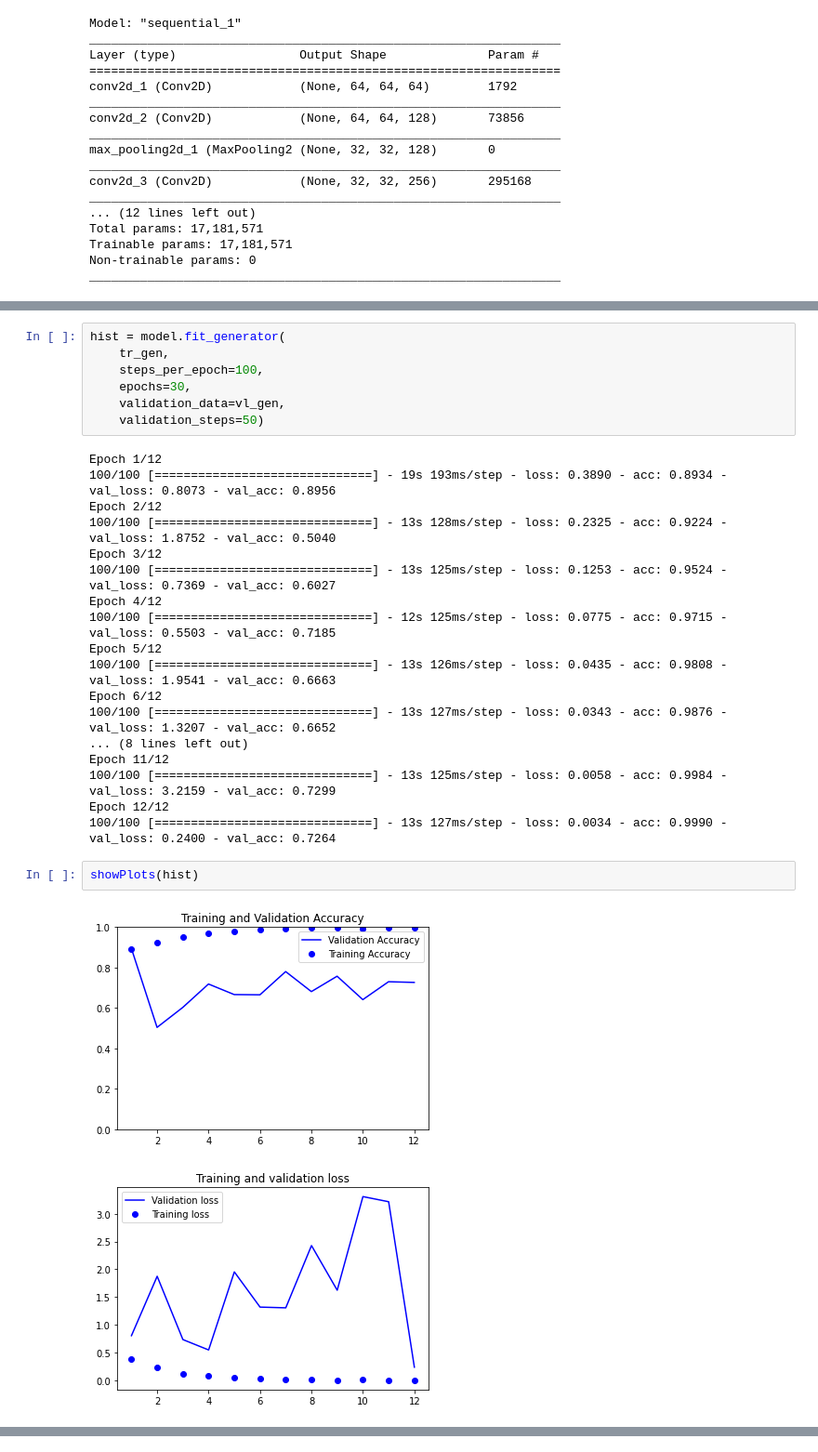
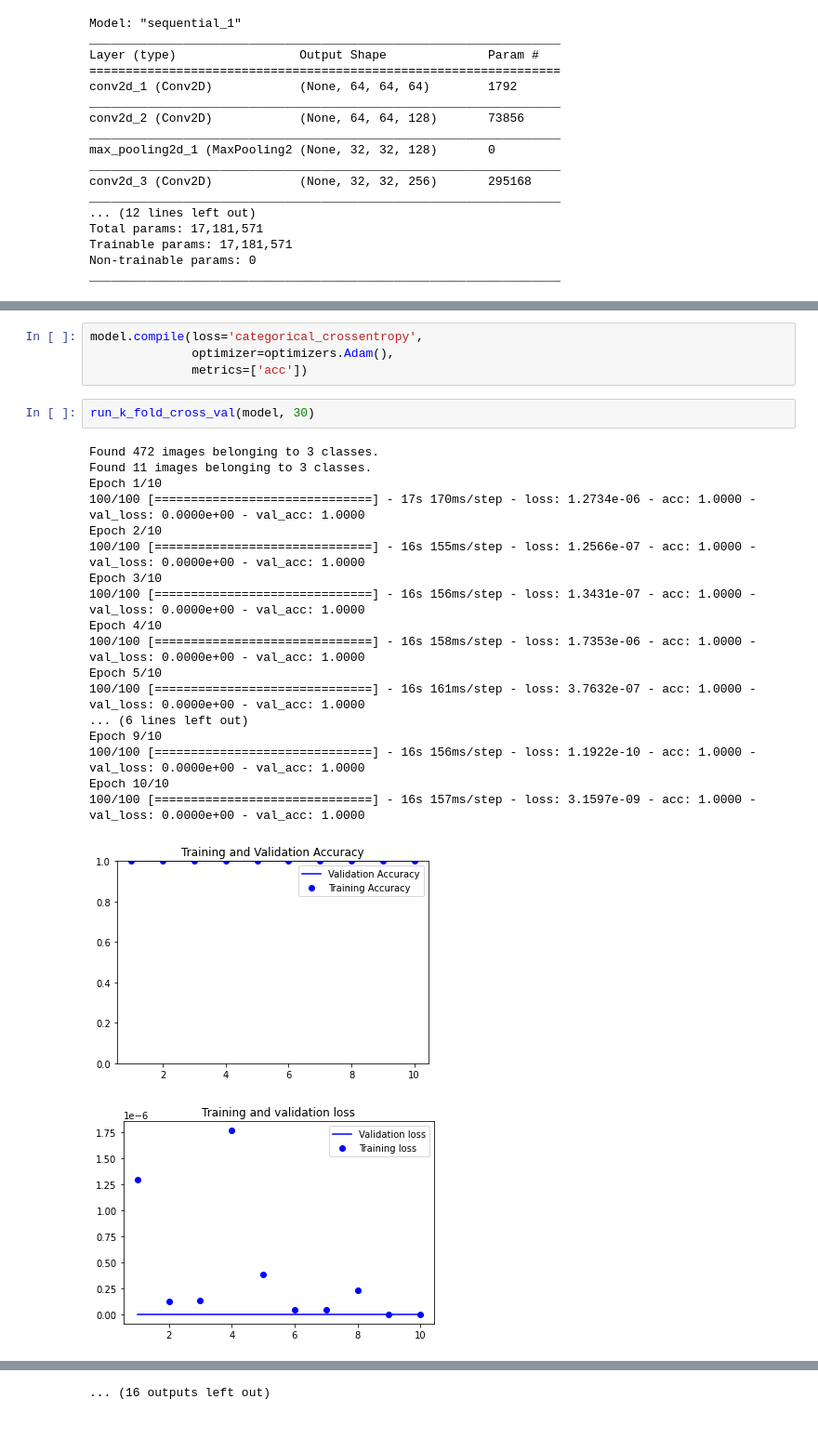
Before and after one commit to aviralsomani/driv-face-classifier, a Jupyter notebook: AviralSomani_FinalProject.ipynb, the cells around one changed output, grey strips where cells are left out. Shown: that part at 93% size. Cells and saved outputs as stored; diff of their text form.

```diff
--- a/AviralSomani_FinalProject.ipynb
+++ b/AviralSomani_FinalProject.ipynb
@@ -183,30 +319,26 @@ Found 123 images belonging to 3 classes.
-# %%
-hist = model.fit_generator(
-    tr_gen,
-    steps_per_epoch=100,
-    epochs=30,
-    validation_data=vl_gen,
-    validation_steps=50)
-# %% [output]
-Epoch 1/12
-100/100 [==============================] - 19s 193ms/step - loss: 0.3890 - acc: 0.8934 - val_loss: 0.8073 - val_acc: 0.8956
-Epoch 2/12
-100/100 [==============================] - 13s 128ms/step - loss: 0.2325 - acc: 0.9224 - val_loss: 1.8752 - val_acc: 0.5040
-Epoch 3/12
-100/100 [==============================] - 13s 125ms/step - loss: 0.1253 - acc: 0.9524 - val_loss: 0.7369 - val_acc: 0.6027
-Epoch 4/12
-100/100 [==============================] - 12s 125ms/step - loss: 0.0775 - acc: 0.9715 - val_loss: 0.5503 - val_acc: 0.7185
-Epoch 5/12
-100/100 [==============================] - 13s 126ms/step - loss: 0.0435 - acc: 0.9808 - val_loss: 1.9541 - val_acc: 0.6663
-Epoch 6/12
-100/100 [==============================] - 13s 127ms/step - loss: 0.0343 - acc: 0.9876 - val_loss: 1.3207 - val_acc: 0.6652
-... (8 lines left out)
-Epoch 11/12
-100/100 [==============================] - 13s 125ms/step - loss: 0.0058 - acc: 0.9984 - val_loss: 3.2159 - val_acc: 0.7299
-Epoch 12/12
-100/100 [==============================] - 13s 127ms/step - loss: 0.0034 - acc: 0.9990 - val_loss: 0.2400 - val_acc: 0.7264
-# %%
-showPlots(hist)
-# %% [output]
-[figure, removed]
-[figure, removed]
+# %%
+model.compile(loss='categorical_crossentropy',
+              optimizer=optimizers.Adam(),
+              metrics=['acc'])
+# %%
+run_k_fold_cross_val(model, 30)
+# %% [output]
+Found 472 images belonging to 3 classes.
+Found 11 images belonging to 3 classes.
+Epoch 1/10
+100/100 [==============================] - 17s 170ms/step - loss: 1.2734e-06 - acc: 1.0000 - val_loss: 0.0000e+00 - val_acc: 1.0000
+Epoch 2/10
+100/100 [==============================] - 16s 155ms/step - loss: 1.2566e-07 - acc: 1.0000 - val_loss: 0.0000e+00 - val_acc: 1.0000
+Epoch 3/10
+100/100 [==============================] - 16s 156ms/step - loss: 1.3431e-07 - acc: 1.0000 - val_loss: 0.0000e+00 - val_acc: 1.0000
+Epoch 4/10
+100/100 [==============================] - 16s 158ms/step - loss: 1.7353e-06 - acc: 1.0000 - val_loss: 0.0000e+00 - val_acc: 1.0000
+Epoch 5/10
+100/100 [==============================] - 16s 161ms/step - loss: 3.7632e-07 - acc: 1.0000 - val_loss: 0.0000e+00 - val_acc: 1.0000
+... (6 lines left out)
+Epoch 9/10
+100/100 [==============================] - 16s 156ms/step - loss: 1.1922e-10 - acc: 1.0000 - val_loss: 0.0000e+00 - val_acc: 1.0000
+Epoch 10/10
+100/100 [==============================] - 16s 157ms/step - loss: 3.1597e-09 - acc: 1.0000 - val_loss: 0.0000e+00 - val_acc: 1.0000
+[figure, added]
+[figure, added]
@@ -212,0 +402 @@ showPlots(hist)
+... (16 outputs left out)
```
Also changed, not shown: parts of 19 cells of this notebook.
